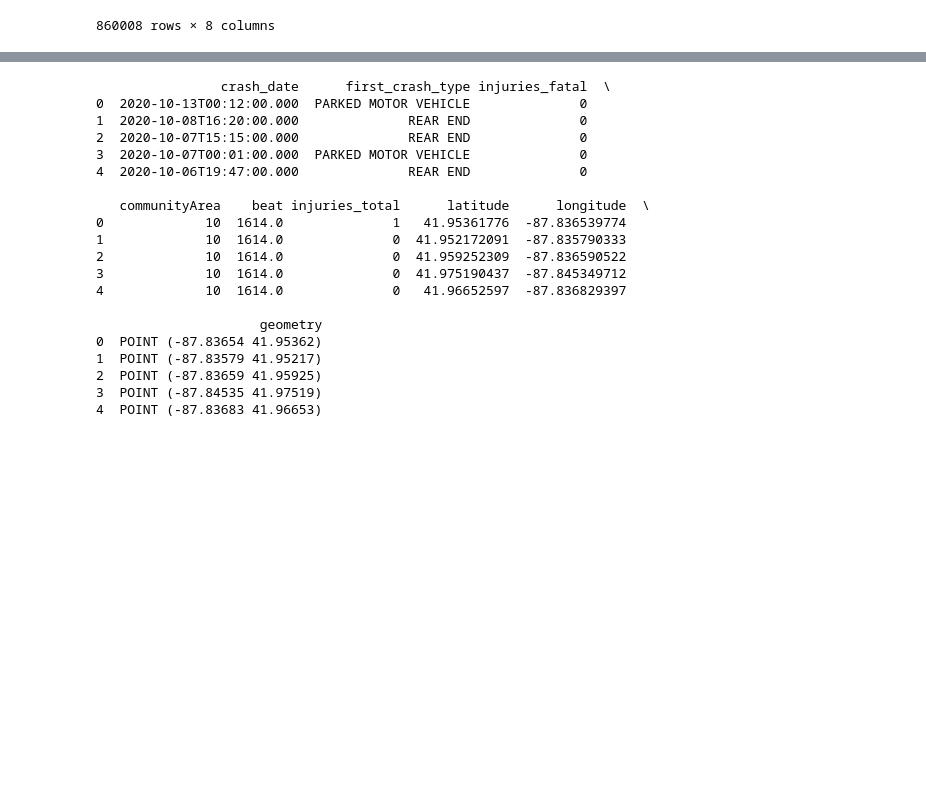
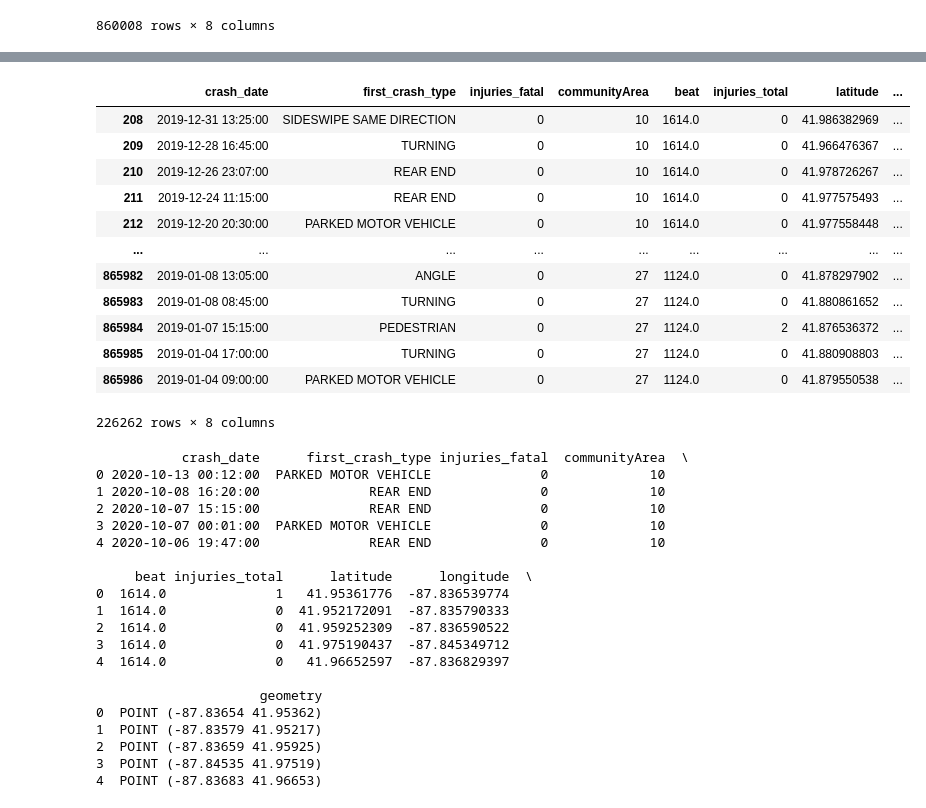
Before and after one commit to PhysicsGlitch/Geomap_Project, a Jupyter notebook: data_exploration_merged.ipynb, the cells around one changed output, grey strips where cells are left out. Cells and saved outputs as stored; diff of their text form; code cells hidden in the pictures; blank space fills up the shorter version.

Commit message:
changes to jupyter file. about to merge chicago map geojson with merged crash data

```diff
--- a/data_exploration_merged.ipynb
+++ b/data_exploration_merged.ipynb
@@ -275,3 +288,21 @@ df
+# %%
+df['crash_date'] = pd.to_datetime(df['crash_date'])
+# %%
+df[df['crash_date'].dt.year == 2019]
+# %% [output]
+|  | crash_date | first_crash_type | injuries_fatal | communityArea | beat | injuries_total | latitude | ... |
+| 208 | 2019-12-31 13:25:00 | SIDESWIPE SAME DIRECTION | 0 | 10 | 1614.0 | 0 | 41.986382969 | ... |
+| 209 | 2019-12-28 16:45:00 | TURNING | 0 | 10 | 1614.0 | 0 | 41.966476367 | ... |
+| 210 | 2019-12-26 23:07:00 | REAR END | 0 | 10 | 1614.0 | 0 | 41.978726267 | ... |
+| 211 | 2019-12-24 11:15:00 | REAR END | 0 | 10 | 1614.0 | 0 | 41.977575493 | ... |
+| 212 | 2019-12-20 20:30:00 | PARKED MOTOR VEHICLE | 0 | 10 | 1614.0 | 0 | 41.977558448 | ... |
+| ... | ... | ... | ... | ... | ... | ... | ... | ... |
+| 865982 | 2019-01-08 13:05:00 | ANGLE | 0 | 27 | 1124.0 | 0 | 41.878297902 | ... |
+| 865983 | 2019-01-08 08:45:00 | TURNING | 0 | 27 | 1124.0 | 0 | 41.880861652 | ... |
+| 865984 | 2019-01-07 15:15:00 | PEDESTRIAN | 0 | 27 | 1124.0 | 2 | 41.876536372 | ... |
+| 865985 | 2019-01-04 17:00:00 | TURNING | 0 | 27 | 1124.0 | 0 | 41.880908803 | ... |
+| 865986 | 2019-01-04 09:00:00 | PARKED MOTOR VEHICLE | 0 | 27 | 1124.0 | 0 | 41.879550538 | ... |
+226262 rows × 8 columns
 # %%
 # CREATING GEOJSON FILE FOR EXPORT
 # cols = ['crash_date', 'first_crash_type', 'injuries_fatal', 'communityArea', 'beat', 'injuries_total', 'latitude', 'longitude']
@@ -282,20 +313,20 @@ gdf = geopandas.GeoDataFrame(
     df, geometry=geopandas.points_from_xy(df.longitude, df.latitude))
 # %%
-print(gdf.head())
+print(gdf_crashes2019.head())
 # %% [output]
-                crash_date      first_crash_type injuries_fatal  \
-0  2020-10-13T00:12:00.000  PARKED MOTOR VEHICLE              0
-1  2020-10-08T16:20:00.000              REAR END              0
-2  2020-10-07T15:15:00.000              REAR END              0
-3  2020-10-07T00:01:00.000  PARKED MOTOR VEHICLE              0
-4  2020-10-06T19:47:00.000              REAR END              0
+           crash_date      first_crash_type injuries_fatal  communityArea  \
+0 2020-10-13 00:12:00  PARKED MOTOR VEHICLE              0             10
+1 2020-10-08 16:20:00              REAR END              0             10
+2 2020-10-07 15:15:00              REAR END              0             10
+3 2020-10-07 00:01:00  PARKED MOTOR VEHICLE              0             10
+4 2020-10-06 19:47:00              REAR END              0             10
 
-   communityArea    beat injuries_total      latitude      longitude  \
-0             10  1614.0              1   41.95361776  -87.836539774
-1             10  1614.0              0  41.952172091  -87.835790333
-2             10  1614.0              0  41.959252309  -87.836590522
-3             10  1614.0              0  41.975190437  -87.845349712
-4             10  1614.0              0   41.96652597  -87.836829397
+     beat injuries_total      latitude      longitude  \
+0  1614.0              1   41.95361776  -87.836539774
+1  1614.0              0  41.952172091  -87.835790333
+2  1614.0              0  41.959252309  -87.836590522
+3  1614.0              0  41.975190437  -87.845349712
+4  1614.0              0   41.96652597  -87.836829397
 
                      geometry
 0  POINT (-87.83654 41.95362)
```
Also changed, not shown: parts of 4 cells of this notebook.
